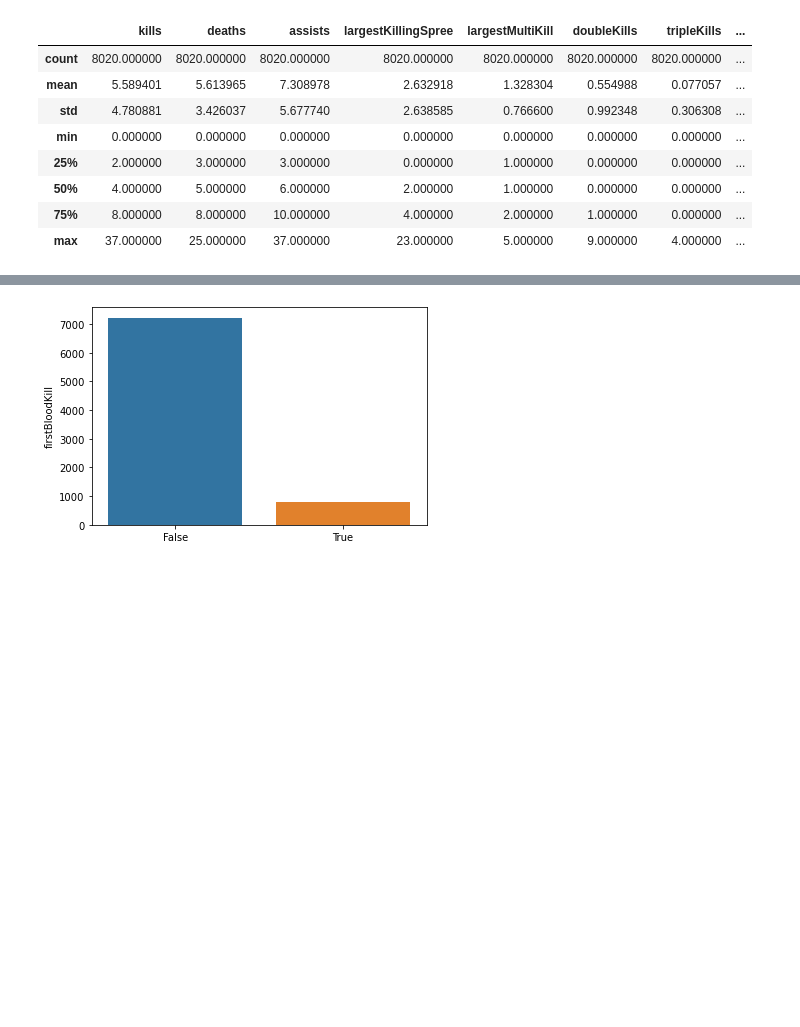
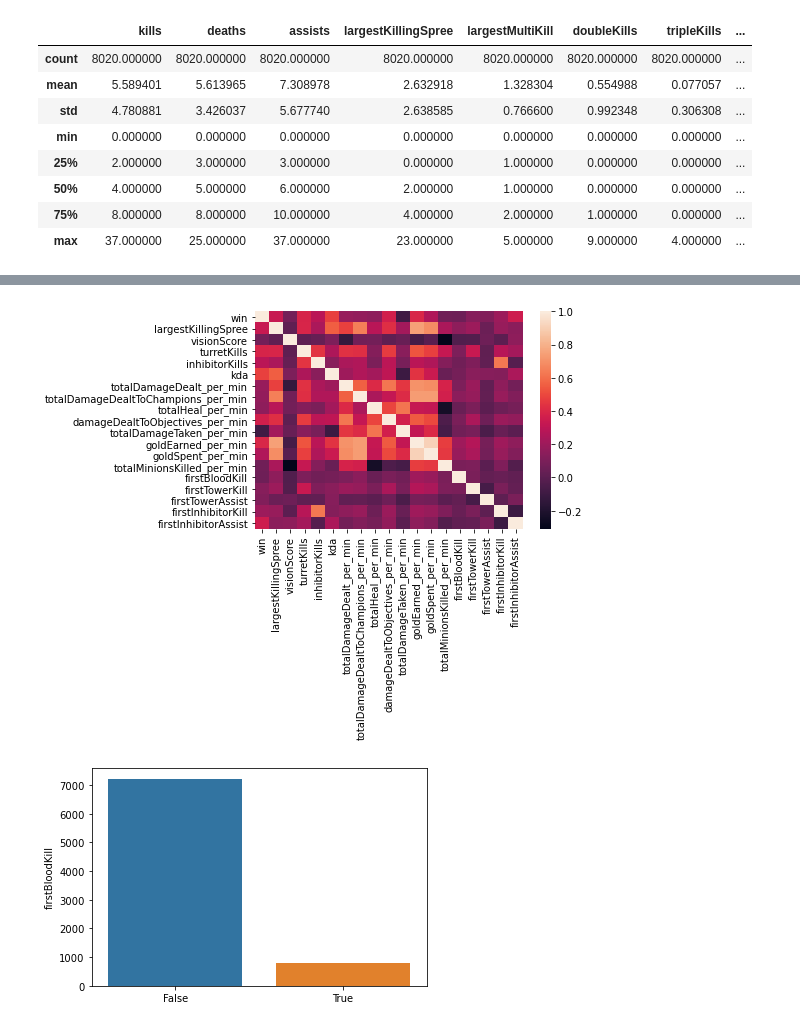
Before and after one commit to henryli12/LOLAnalysis, a Jupyter notebook: EDA.ipynb, the cells around one changed output, grey strips where cells are left out. Drawn from its saved outputs; the diff is of its cells as text; code cells hidden in the pictures; blank space fills up the shorter version.

```diff
--- a/EDA.ipynb
+++ b/EDA.ipynb
@@ -68,0 +54,10 @@ numerical_corr
+# %%
+numerical_corr = df[['win', 'largestKillingSpree', 'visionScore', 'turretKills', 'inhibitorKills',
+                   'kda', 'totalDamageDealt_per_min', 'totalDamageDealtToChampions_per_min',
+                   'totalHeal_per_min', 'damageDealtToObjectives_per_min', 'totalDamageTaken_per_min',
+                   'goldEarned_per_min', 'goldSpent_per_min', 'totalMinionsKilled_per_min',
+                   'firstBloodKill', 'firstTowerKill', 'firstTowerAssist',
+                   'firstInhibitorKill', 'firstInhibitorAssist']].corr()
+sns.heatmap(numerical_corr)
+numerical_corr
+# %% [output]
@@ -69,3 +81,4 @@ numerical_corr
+[figure, added]
 # %%
 for var in categorical_vars:
     counts = df[var].value_counts()
```
Also changed, not shown: parts of 2 cells of this notebook, 8 other files.
